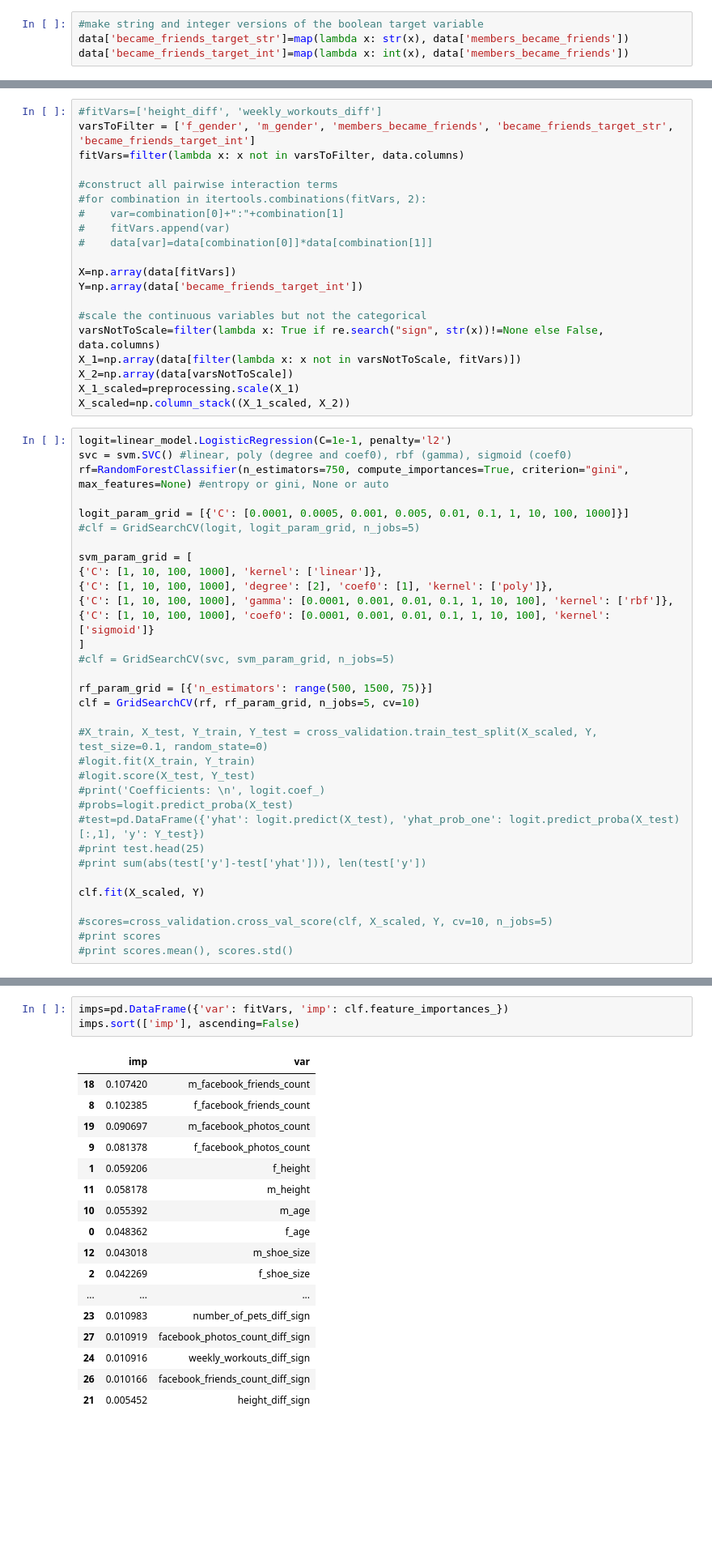
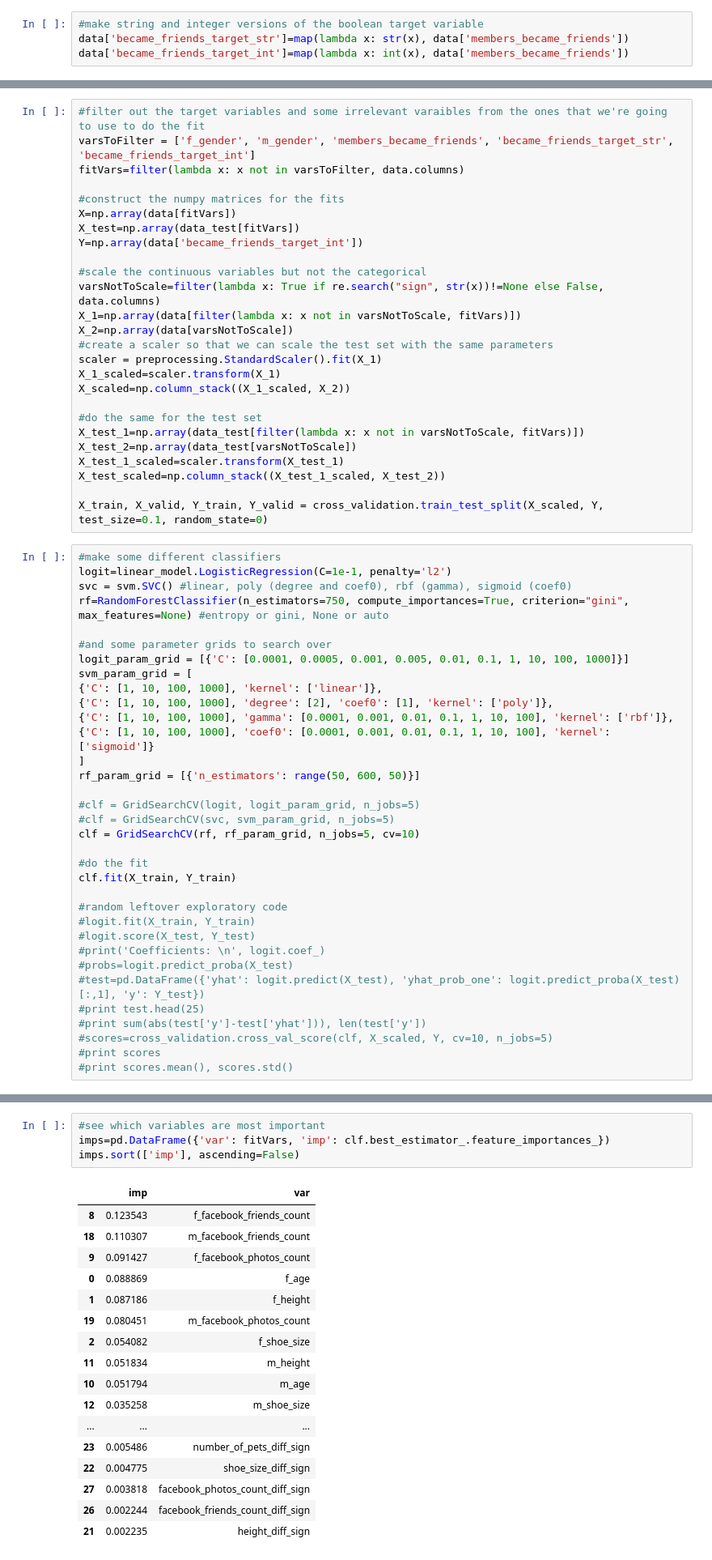
Before and after one commit to Grouper/Cuttlefish, a Jupyter notebook: grouper_model.ipynb, the cells around one changed output, grey strips where cells are left out. Shown at 81% size. Drawn from its saved outputs; the diff is of its cells as text; blank space fills up the shorter version.

```diff
--- a/grouper_model.ipynb
+++ b/grouper_model.ipynb
@@ -85,45 +79,55 @@ log10_facebook_photos_count
 Saving 11.0 x 8.0 in image.
 Saving 11.0 x 8.0 in image.
 # %%
-#fitVars=['height_diff', 'weekly_workouts_diff']
+#filter out the target variables and some irrelevant varaibles from the ones that we're going to use to do the fit
 varsToFilter = ['f_gender', 'm_gender', 'members_became_friends', 'became_friends_target_str', 'became_friends_target_int']
 fitVars=filter(lambda x: x not in varsToFilter, data.columns)
 
-#construct all pairwise interaction terms
-#for combination in itertools.combinations(fitVars, 2):
-#    var=combination[0]+":"+combination[1]
-#    fitVars.append(var)
-#    data[var]=data[combination[0]]*data[combination[1]]
-
+#construct the numpy matrices for the fits
 X=np.array(data[fitVars])
+X_test=np.array(data_test[fitVars])
 Y=np.array(data['became_friends_target_int'])
 
 #scale the continuous variables but not the categorical
 varsNotToScale=filter(lambda x: True if re.search("sign", str(x))!=None else False, data.columns)
 X_1=np.array(data[filter(lambda x: x not in varsNotToScale, fitVars)])
 X_2=np.array(data[varsNotToScale])
-X_1_scaled=preprocessing.scale(X_1)
+#create a scaler so that we can scale the test set with the same parameters
+scaler = preprocessing.StandardScaler().fit(X_1)
+X_1_scaled=scaler.transform(X_1)
 X_scaled=np.column_stack((X_1_scaled, X_2))
+
+#do the same for the test set
+X_test_1=np.array(data_test[filter(lambda x: x not in varsNotToScale, fitVars)])
+X_test_2=np.array(data_test[varsNotToScale])
+X_test_1_scaled=scaler.transform(X_test_1)
+X_test_scaled=np.column_stack((X_test_1_scaled, X_test_2))
+
+X_train, X_valid, Y_train, Y_valid = cross_validation.train_test_split(X_scaled, Y, test_size=0.1, random_state=0)
 # %%
+#make some different classifiers
 logit=linear_model.LogisticRegression(C=1e-1, penalty='l2')
 svc = svm.SVC() #linear, poly (degree and coef0), rbf (gamma), sigmoid (coef0)
 rf=RandomForestClassifier(n_estimators=750, compute_importances=True, criterion="gini", max_features=None) #entropy or gini, None or auto
 
+#and some parameter grids to search over
 logit_param_grid = [{'C': [0.0001, 0.0005, 0.001, 0.005, 0.01, 0.1, 1, 10, 100, 1000]}]
-#clf = GridSearchCV(logit, logit_param_grid, n_jobs=5)
-
 svm_param_grid = [
 {'C': [1, 10, 100, 1000], 'kernel': ['linear']},
 {'C': [1, 10, 100, 1000], 'degree': [2], 'coef0': [1], 'kernel': ['poly']},
 {'C': [1, 10, 100, 1000], 'gamma': [0.0001, 0.001, 0.01, 0.1, 1, 10, 100], 'kernel': ['rbf']},
 {'C': [1, 10, 100, 1000], 'coef0': [0.0001, 0.001, 0.01, 0.1, 1, 10, 100], 'kernel': ['sigmoid']}
 ]
+rf_param_grid = [{'n_estimators': range(50, 600, 50)}]
+
+#clf = GridSearchCV(logit, logit_param_grid, n_jobs=5)
 #clf = GridSearchCV(svc, svm_param_grid, n_jobs=5)
-
-rf_param_grid = [{'n_estimators': range(500, 1500, 75)}]
 clf = GridSearchCV(rf, rf_param_grid, n_jobs=5, cv=10)
 
-#X_train, X_test, Y_train, Y_test = cross_validation.train_test_split(X_scaled, Y, test_size=0.1, random_state=0)
+#do the fit
+clf.fit(X_train, Y_train)
+
+#random leftover exploratory code
 #logit.fit(X_train, Y_train)
 #logit.score(X_test, Y_test)
 #print('Coefficients: \n', logit.coef_)
@@ -131,9 +135,6 @@ clf = GridSearchCV(rf, rf_param_grid, n_jobs=5, cv=10)
 #test=pd.DataFrame({'yhat': logit.predict(X_test), 'yhat_prob_one': logit.predict_proba(X_test)[:,1], 'y': Y_test})
 #print test.head(25)
 #print sum(abs(test['y']-test['yhat'])), len(test['y'])
-
-clf.fit(X_scaled, Y)
-
 #scores=cross_validation.cross_val_score(clf, X_scaled, Y, cv=10, n_jobs=5)
 #print scores
 #print scores.mean(), scores.std()
@@ -180,21 +181,22 @@ ggplot(aes(x="n_estimator", y="score"), data=traj)+geom_point()+geom_errorbar(ae
 # %%
-imps=pd.DataFrame({'var': fitVars, 'imp': clf.feature_importances_})
+#see which variables are most important
+imps=pd.DataFrame({'var': fitVars, 'imp': clf.best_estimator_.feature_importances_})
 imps.sort(['imp'], ascending=False)
 # %% [output]
 |  | imp | var |
-| 18 | 0.107420 | m_facebook_friends_count |
-| 8 | 0.102385 | f_facebook_friends_count |
-| 19 | 0.090697 | m_facebook_photos_count |
-| 9 | 0.081378 | f_facebook_photos_count |
-| 1 | 0.059206 | f_height |
-| 11 | 0.058178 | m_height |
-| 10 | 0.055392 | m_age |
-| 0 | 0.048362 | f_age |
-| 12 | 0.043018 | m_shoe_size |
-| 2 | 0.042269 | f_shoe_size |
+| 8 | 0.123543 | f_facebook_friends_count |
+| 18 | 0.110307 | m_facebook_friends_count |
+| 9 | 0.091427 | f_facebook_photos_count |
+| 0 | 0.088869 | f_age |
+| 1 | 0.087186 | f_height |
+| 19 | 0.080451 | m_facebook_photos_count |
+| 2 | 0.054082 | f_shoe_size |
+| 11 | 0.051834 | m_height |
+| 10 | 0.051794 | m_age |
+| 12 | 0.035258 | m_shoe_size |
 | ... | ... | ... |
-| 23 | 0.010983 | number_of_pets_diff_sign |
-| 27 | 0.010919 | facebook_photos_count_diff_sign |
-| 24 | 0.010916 | weekly_workouts_diff_sign |
-| 26 | 0.010166 | facebook_friends_count_diff_sign |
-| 21 | 0.005452 | height_diff_sign |
+| 23 | 0.005486 | number_of_pets_diff_sign |
+| 22 | 0.004775 | shoe_size_diff_sign |
+| 27 | 0.003818 | facebook_photos_count_diff_sign |
+| 26 | 0.002244 | facebook_friends_count_diff_sign |
+| 21 | 0.002235 | height_diff_sign |
```
Also changed, not shown: parts of 13 cells of this notebook, 4 other files.
